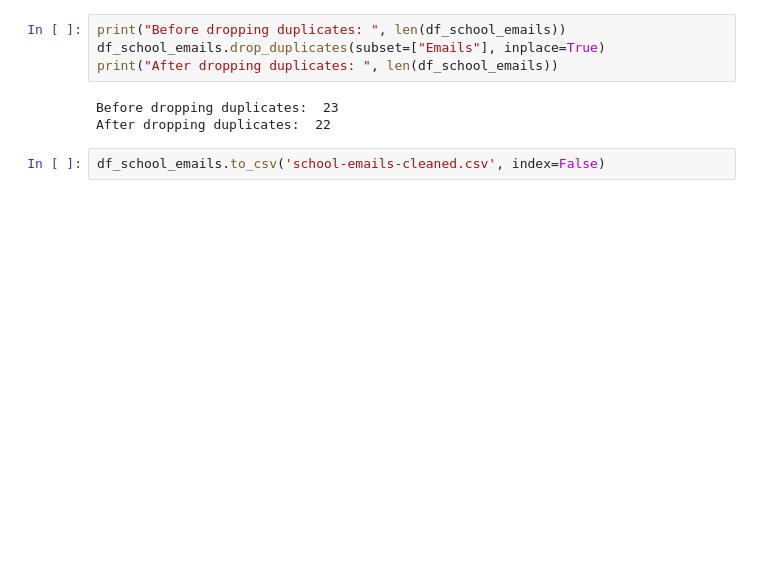
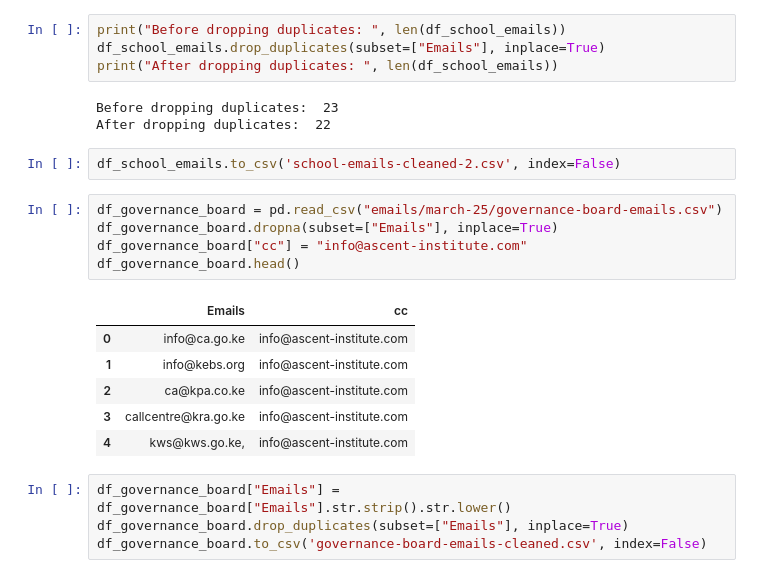
Before and after one commit to IainMosima/bulk-email-sender, a Jupyter notebook: analysis.ipynb, the cells around one changed output. Drawn from its saved outputs; the diff is of its cells as text; blank space fills up the shorter version.

```diff
--- a/analysis.ipynb
+++ b/analysis.ipynb
@@ -478,4 +481,20 @@ print("After dropping duplicates: ", len(df_school_emails))
 Before dropping duplicates:  23
 After dropping duplicates:  22
 # %%
-df_school_emails.to_csv('school-emails-cleaned.csv', index=False)
+df_school_emails.to_csv('school-emails-cleaned-2.csv', index=False)
+# %%
+df_governance_board = pd.read_csv("emails/march-25/governance-board-emails.csv")
+df_governance_board.dropna(subset=["Emails"], inplace=True)
+df_governance_board["cc"] = "info@ascent-institute.com"
+df_governance_board.head()
+# %% [output]
+|  | Emails | cc |
+| 0 | info@ca.go.ke | info@ascent-institute.com |
+| 1 | info@kebs.org | info@ascent-institute.com |
+| 2 | ca@kpa.co.ke | info@ascent-institute.com |
+| 3 | callcentre@kra.go.ke | info@ascent-institute.com |
+| 4 | kws@kws.go.ke, | info@ascent-institute.com |
+# %%
+df_governance_board["Emails"] = df_governance_board["Emails"].str.strip().str.lower()
+df_governance_board.drop_duplicates(subset=["Emails"], inplace=True)
+df_governance_board.to_csv('governance-board-emails-cleaned.csv', index=False)
```
Also changed, not shown: parts of 1 cell of this notebook, 4 other files.
